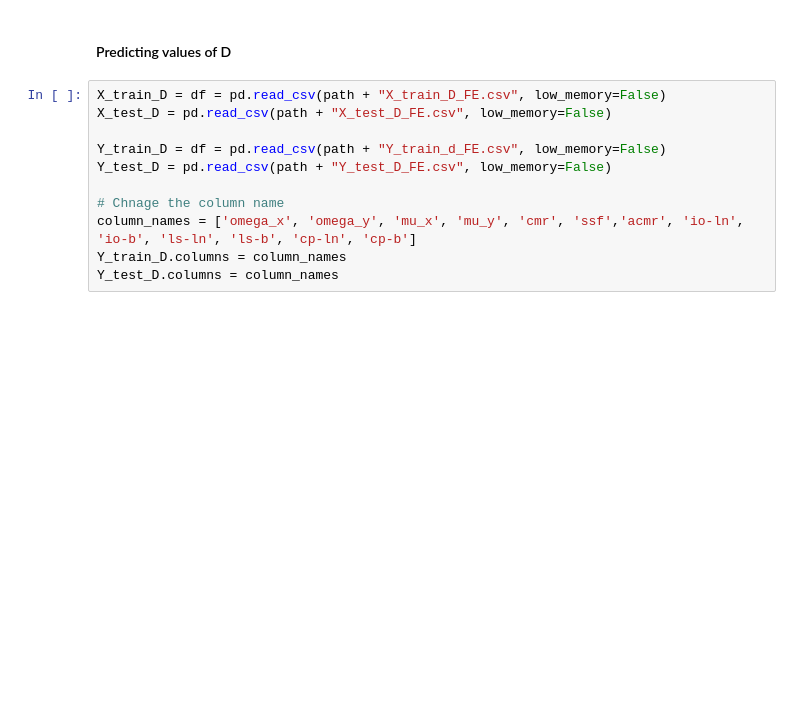
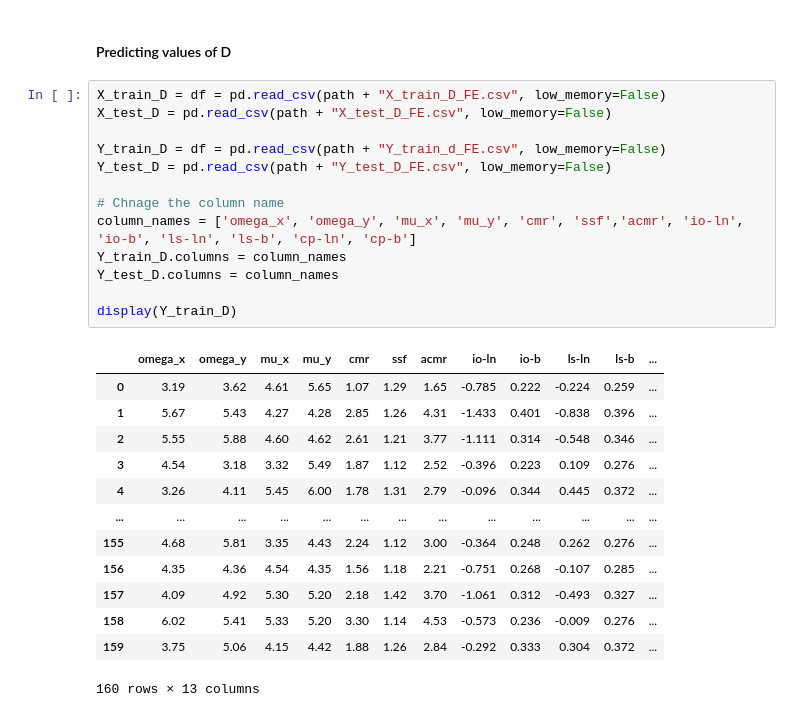
Before and after one commit to CS-433/ml-project-2-ai-ron-team, a Jupyter notebook: sara.ipynb, the cells around one changed output. Saved outputs shown, nothing was run; the diff lists cells and outputs as text; blank space fills up the shorter version.

```diff
--- a/sara.ipynb
+++ b/sara.ipynb
@@ -395,14 +513,30 @@ ty_mae: 0.050161369144916534
 # %%
 X_train_D = df = pd.read_csv(path + "X_train_D_FE.csv", low_memory=False)
 X_test_D = pd.read_csv(path + "X_test_D_FE.csv", low_memory=False)
 
 Y_train_D = df = pd.read_csv(path + "Y_train_d_FE.csv", low_memory=False)
 Y_test_D = pd.read_csv(path + "Y_test_D_FE.csv", low_memory=False)
 
 # Chnage the column name
 column_names = ['omega_x', 'omega_y', 'mu_x', 'mu_y', 'cmr', 'ssf','acmr', 'io-ln', 'io-b', 'ls-ln', 'ls-b', 'cp-ln', 'cp-b']
 Y_train_D.columns = column_names
 Y_test_D.columns = column_names
+
+display(Y_train_D)
+# %% [output]
+|  | omega_x | omega_y | mu_x | mu_y | cmr | ssf | acmr | io-ln | io-b | ls-ln | ls-b | ... |
+| 0 | 3.19 | 3.62 | 4.61 | 5.65 | 1.07 | 1.29 | 1.65 | -0.785 | 0.222 | -0.224 | 0.259 | ... |
+| 1 | 5.67 | 5.43 | 4.27 | 4.28 | 2.85 | 1.26 | 4.31 | -1.433 | 0.401 | -0.838 | 0.396 | ... |
+| 2 | 5.55 | 5.88 | 4.60 | 4.62 | 2.61 | 1.21 | 3.77 | -1.111 | 0.314 | -0.548 | 0.346 | ... |
+| 3 | 4.54 | 3.18 | 3.32 | 5.49 | 1.87 | 1.12 | 2.52 | -0.396 | 0.223 | 0.109 | 0.276 | ... |
+| 4 | 3.26 | 4.11 | 5.45 | 6.00 | 1.78 | 1.31 | 2.79 | -0.096 | 0.344 | 0.445 | 0.372 | ... |
+| ... | ... | ... | ... | ... | ... | ... | ... | ... | ... | ... | ... | ... |
+| 155 | 4.68 | 5.81 | 3.35 | 4.43 | 2.24 | 1.12 | 3.00 | -0.364 | 0.248 | 0.262 | 0.276 | ... |
+| 156 | 4.35 | 4.36 | 4.54 | 4.35 | 1.56 | 1.18 | 2.21 | -0.751 | 0.268 | -0.107 | 0.285 | ... |
+| 157 | 4.09 | 4.92 | 5.30 | 5.20 | 2.18 | 1.42 | 3.70 | -1.061 | 0.312 | -0.493 | 0.327 | ... |
+| 158 | 6.02 | 5.41 | 5.33 | 5.20 | 3.30 | 1.14 | 4.53 | -0.573 | 0.236 | -0.009 | 0.276 | ... |
+| 159 | 3.75 | 5.06 | 4.15 | 4.42 | 1.88 | 1.26 | 2.84 | -0.292 | 0.333 | 0.304 | 0.372 | ... |
+160 rows × 13 columns
 # %%
 # Define the input layer
 input_layer_D = Input(shape=(X_train_D.shape[1],))
```
Also changed, not shown: parts of 9 cells of this notebook.
